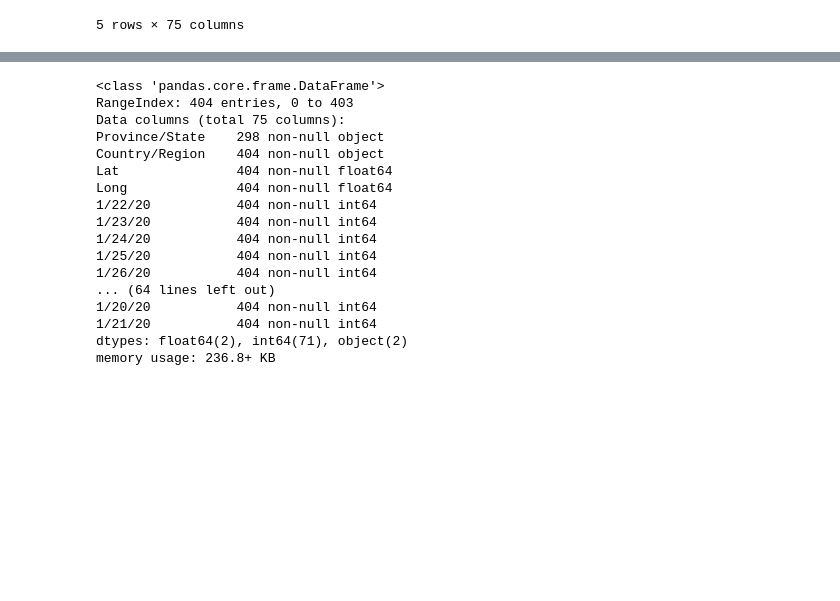
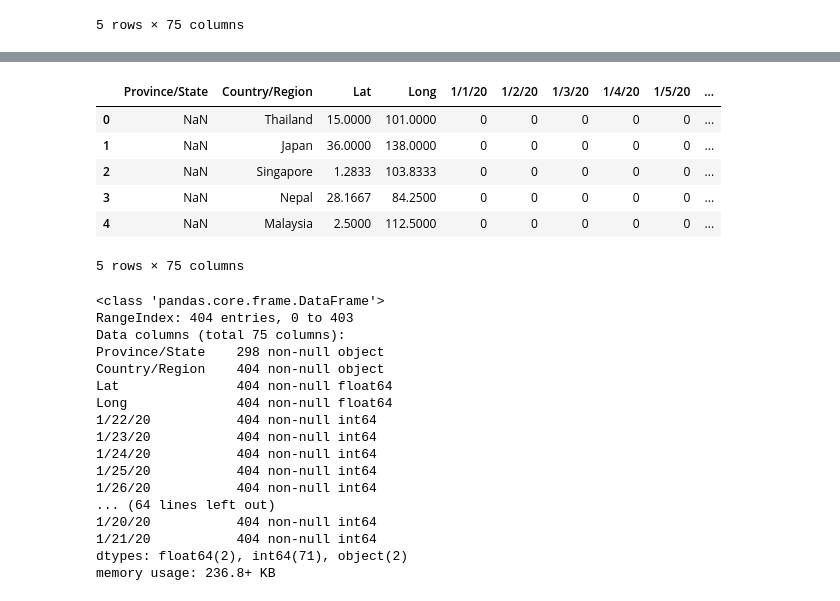
Before and after one commit to MounicaSubramanium/COVID-19, a Jupyter notebook: look-covid.ipynb, the cells around one changed output, grey strips where cells are left out. Cells and saved outputs as stored; diff of their text form; code cells hidden in the pictures; blank space fills up the shorter version.

Commit message:
ordered columns in template dataframe

```diff
--- a/look-covid.ipynb
+++ b/look-covid.ipynb
@@ -112,3 +128,31 @@ df_template.head()
+# %%
+ordered_columns = ['Province/State', 'Country/Region', 'Lat', 'Long', '1/1/20',
+                  '1/2/20', '1/3/20', '1/4/20', '1/5/20', '1/6/20',
+                   '1/7/20', '1/8/20', '1/9/20', '1/10/20', '1/11/20',
+                   '1/12/20', '1/13/20', '1/14/20', '1/15/20', '1/16/20',
+                   '1/17/20', '1/18/20', '1/19/20', '1/20/20', '1/21/20',
+                   '1/22/20', '1/23/20', '1/24/20', '1/25/20', '1/26/20',
+                   '1/27/20', '1/28/20', '1/29/20', '1/30/20', '1/31/20',
+                   '2/1/20', '2/2/20', '2/3/20', '2/4/20', '2/5/20',
+                   '2/6/20', '2/7/20', '2/8/20', '2/9/20', '2/10/20',
+                   '2/11/20', '2/12/20', '2/13/20', '2/14/20', '2/15/20',
+                   '2/16/20', '2/17/20', '2/18/20', '2/19/20', '2/20/20',
+                   '2/21/20', '2/22/20', '2/23/20', '2/24/20', '2/25/20',
+                   '2/26/20', '2/27/20', '2/28/20', '2/29/20', '3/1/20',
+                   '3/2/20', '3/3/20', '3/4/20', '3/5/20', '3/6/20',
+                   '3/7/20', '3/8/20', '3/9/20', '3/10/20', '3/11/20']
+
+df_template = df_template[ordered_columns]
+
+df_template.head()
+# %% [output]
+|  | Province/State | Country/Region | Lat | Long | 1/1/20 | 1/2/20 | 1/3/20 | 1/4/20 | 1/5/20 | ... |
+| 0 | NaN | Thailand | 15.0000 | 101.0000 | 0 | 0 | 0 | 0 | 0 | ... |
+| 1 | NaN | Japan | 36.0000 | 138.0000 | 0 | 0 | 0 | 0 | 0 | ... |
+| 2 | NaN | Singapore | 1.2833 | 103.8333 | 0 | 0 | 0 | 0 | 0 | ... |
+| 3 | NaN | Nepal | 28.1667 | 84.2500 | 0 | 0 | 0 | 0 | 0 | ... |
+| 4 | NaN | Malaysia | 2.5000 | 112.5000 | 0 | 0 | 0 | 0 | 0 | ... |
+5 rows × 75 columns
 # %%
 df_template.info()
 # %% [output]
```
Also changed, not shown: parts of 1 cell of this notebook.
